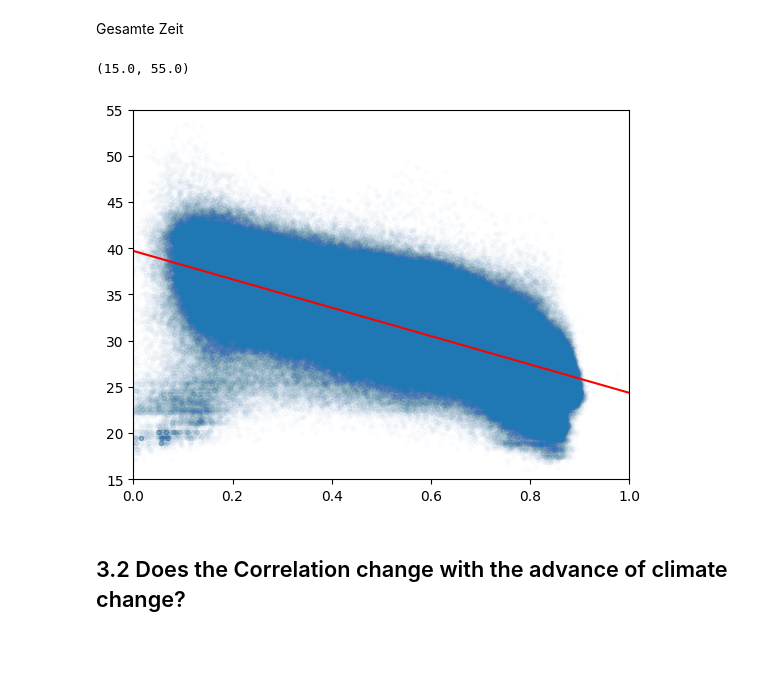
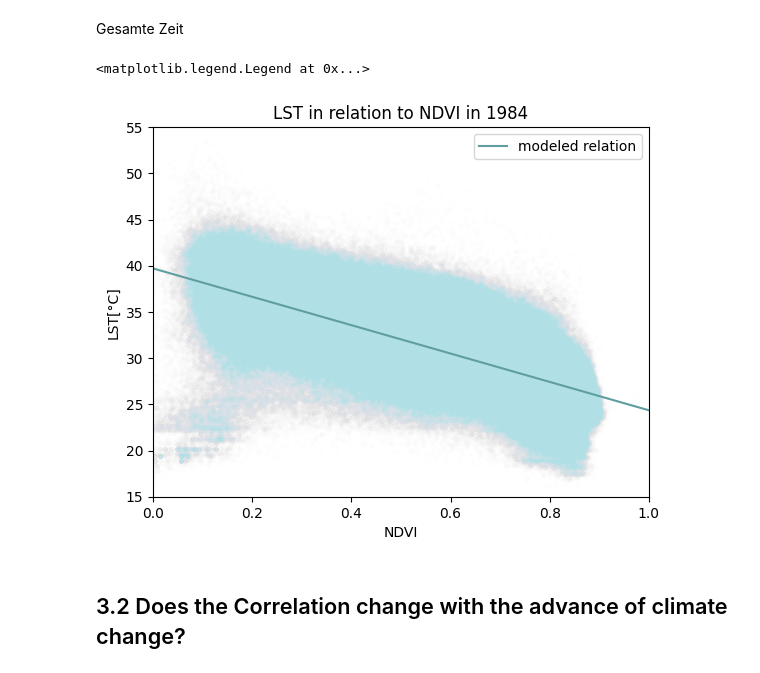
Before and after one commit to MinaKimBebi/Urban_Heat_Zurich_sds210_mbebi, a Jupyter notebook: notebooks/heattrends_in_Zurich.ipynb, the cells around one changed output. Saved outputs shown, nothing was run; the diff lists cells and outputs as text; code cells hidden in the pictures; blank space fills up the shorter version.

```diff
--- a/notebooks/heattrends_in_Zurich.ipynb
+++ b/notebooks/heattrends_in_Zurich.ipynb
@@ -298,20 +291,24 @@ Gesamte Zeit
 # %%
 
 
 # calculate correlation
 LST_NDVI= np.polyfit(NDVI.values.flatten(), LST.values.flatten(), deg = 1)
 intercept = LST_NDVI[1]
 slope = LST_NDVI[0]
 
 #plot LST against NDVI
 fig, ax = plt.subplots()
-ax.plot(NDVI.values.flatten(), LST.values.flatten(), marker=".", ls = "",alpha = 0.01)
-ax.axline((0,intercept),slope=slope, color = "red")
+ax.plot(NDVI.values.flatten(), LST.values.flatten(),  marker = ".", ls = "", alpha = 0.002, color = "powderblue")
+ax.axline((0,intercept),slope=slope, color = "cadetblue", label = "modeled relation")
 ax.set_xlim(xmin = 0, xmax= 1)
 ax.set_ylim(15, 55)
+ax.set_title(f"LST in relation to NDVI in {year}")
+ax.set_xlabel("NDVI")
+ax.set_ylabel("LST[°C]")
+ax.legend()
 # %% [output]
-(15.0, 55.0)
+<matplotlib.legend.Legend at 0x...>
-[figure, old version]
+[figure, new version]
 # %% [markdown]
 ## 3.2 Does the Correlation change with the advance of climate change?
 # %%
```
Also changed, not shown: parts of 10 cells of this notebook.
